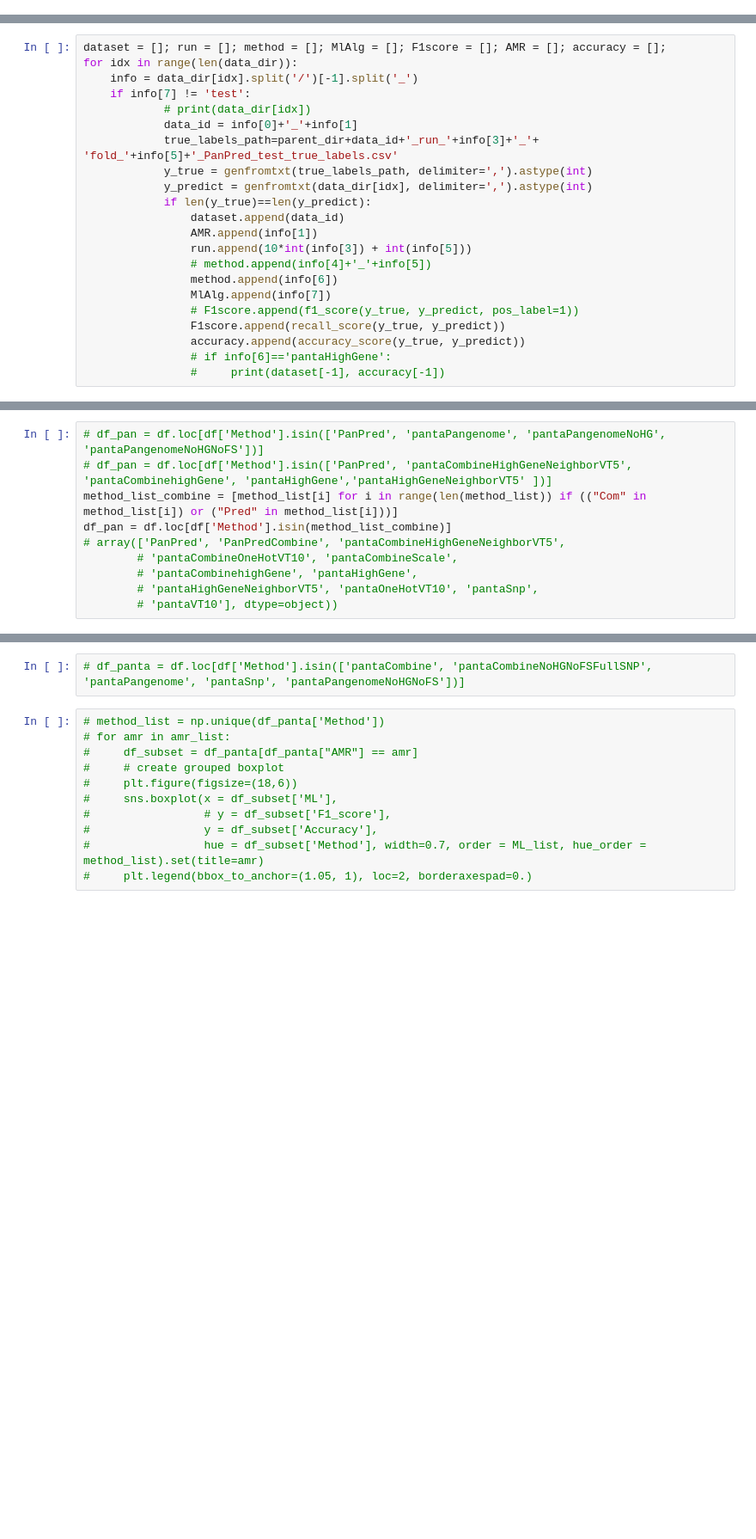
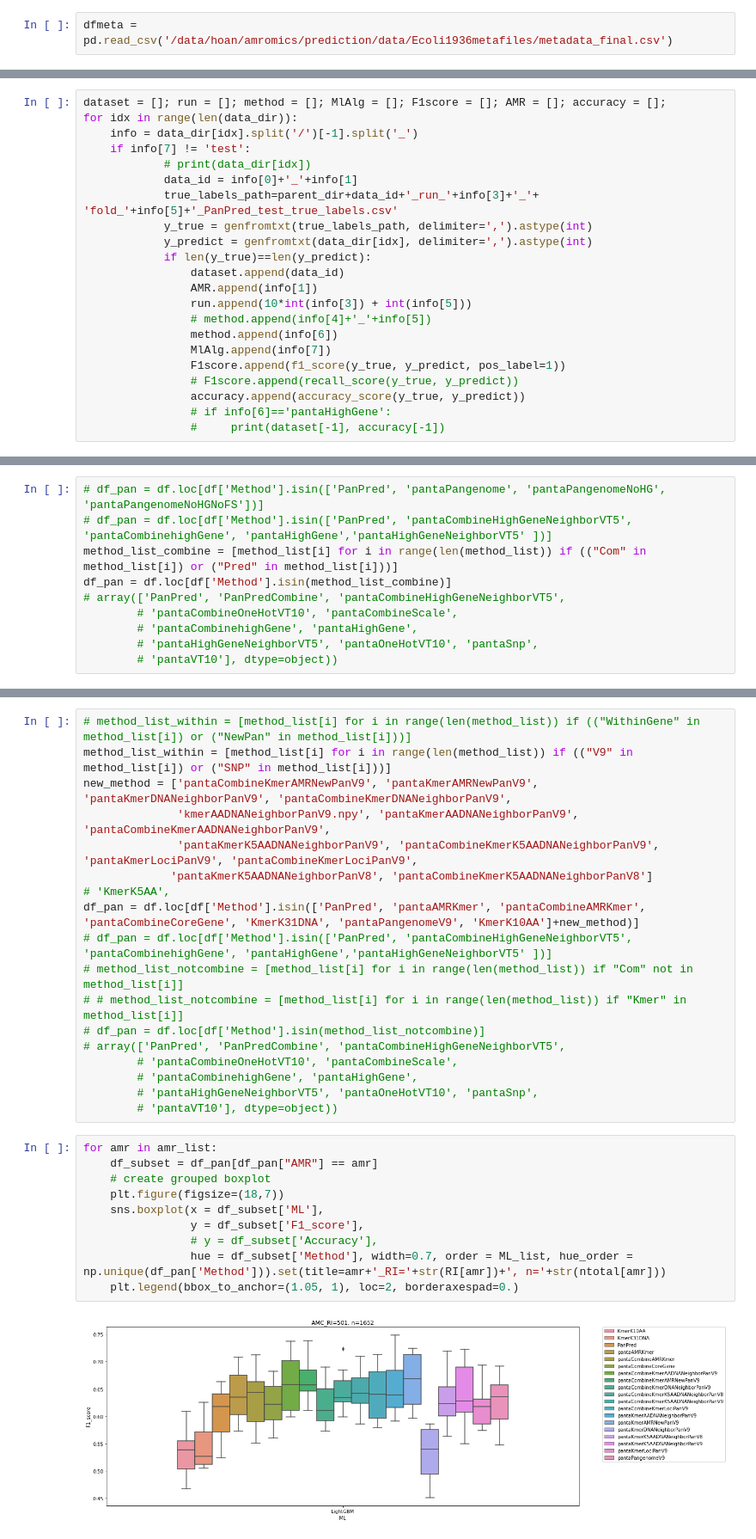
Before and after one commit to vanhoan310/AMRPred, a Jupyter notebook: 5.analysis_v5.ipynb, the cells around one changed output, grey strips where cells are left out. Shown at 86% size. Cells and saved outputs as stored; diff of their text form; blank space fills up the shorter version.

Commit message:
implement Loci

```diff
--- a/5.analysis_v5.ipynb
+++ b/5.analysis_v5.ipynb
@@ -15,0 +17,2 @@ import os
+# %%
+dfmeta = pd.read_csv('/data/hoan/amromics/prediction/data/Ecoli1936metafiles/metadata_final.csv')
@@ -59,8 +71,8 @@ for idx in range(len(data_dir)):
                 # method.append(info[4]+'_'+info[5])
                 method.append(info[6])
                 MlAlg.append(info[7])
-                # F1score.append(f1_score(y_true, y_predict, pos_label=1))
-                F1score.append(recall_score(y_true, y_predict))
+                F1score.append(f1_score(y_true, y_predict, pos_label=1))
+                # F1score.append(recall_score(y_true, y_predict))
                 accuracy.append(accuracy_score(y_true, y_predict))
                 # if info[6]=='pantaHighGene':
                 #     print(dataset[-1], accuracy[-1])
@@ -193,13 +148,30 @@ for amr in amr_list:
 # %%
-# df_panta = df.loc[df['Method'].isin(['pantaCombine', 'pantaCombineNoHGNoFSFullSNP', 'pantaPangenome', 'pantaSnp', 'pantaPangenomeNoHGNoFS'])]
+# method_list_within = [method_list[i] for i in range(len(method_list)) if (("WithinGene" in method_list[i]) or ("NewPan" in method_list[i]))]
+method_list_within = [method_list[i] for i in range(len(method_list)) if (("V9" in method_list[i]) or ("SNP" in method_list[i]))]
+new_method = ['pantaCombineKmerAMRNewPanV9', 'pantaKmerAMRNewPanV9', 'pantaKmerDNANeighborPanV9', 'pantaCombineKmerDNANeighborPanV9',
+              'kmerAADNANeighborPanV9.npy', 'pantaKmerAADNANeighborPanV9', 'pantaCombineKmerAADNANeighborPanV9',
+              'pantaKmerK5AADNANeighborPanV9', 'pantaCombineKmerK5AADNANeighborPanV9', 'pantaKmerLociPanV9', 'pantaCombineKmerLociPanV9',
+             'pantaKmerK5AADNANeighborPanV8', 'pantaCombineKmerK5AADNANeighborPanV8']
+# 'KmerK5AA',
+df_pan = df.loc[df['Method'].isin(['PanPred', 'pantaAMRKmer', 'pantaCombineAMRKmer', 'pantaCombineCoreGene', 'KmerK31DNA', 'pantaPangenomeV9', 'KmerK10AA']+new_method)]
+# df_pan = df.loc[df['Method'].isin(['PanPred', 'pantaCombineHighGeneNeighborVT5', 'pantaCombinehighGene', 'pantaHighGene','pantaHighGeneNeighborVT5' ])]
+# method_list_notcombine = [method_list[i] for i in range(len(method_list)) if "Com" not in method_list[i]]
+# # method_list_notcombine = [method_list[i] for i in range(len(method_list)) if "Kmer" in method_list[i]]
+# df_pan = df.loc[df['Method'].isin(method_list_notcombine)]
+# array(['PanPred', 'PanPredCombine', 'pantaCombineHighGeneNeighborVT5',
+        # 'pantaCombineOneHotVT10', 'pantaCombineScale',
+        # 'pantaCombinehighGene', 'pantaHighGene',
+        # 'pantaHighGeneNeighborVT5', 'pantaOneHotVT10', 'pantaSnp',
+        # 'pantaVT10'], dtype=object))
 # %%
-# method_list = np.unique(df_panta['Method'])
-# for amr in amr_list:
-#     df_subset = df_panta[df_panta["AMR"] == amr]
-#     # create grouped boxplot
-#     plt.figure(figsize=(18,6))
-#     sns.boxplot(x = df_subset['ML'],
-#                 # y = df_subset['F1_score'],
-#                 y = df_subset['Accuracy'],
-#                 hue = df_subset['Method'], width=0.7, order = ML_list, hue_order = method_list).set(title=amr)
-#     plt.legend(bbox_to_anchor=(1.05, 1), loc=2, borderaxespad=0.)
+for amr in amr_list:
+    df_subset = df_pan[df_pan["AMR"] == amr]
+    # create grouped boxplot
+    plt.figure(figsize=(18,7))
+    sns.boxplot(x = df_subset['ML'],
+                y = df_subset['F1_score'],
+                # y = df_subset['Accuracy'],
+                hue = df_subset['Method'], width=0.7, order = ML_list, hue_order = np.unique(df_pan['Method'])).set(title=amr+'_RI='+str(RI[amr])+', n='+str(ntotal[amr]))
+    plt.legend(bbox_to_anchor=(1.05, 1), loc=2, borderaxespad=0.)
+# %% [output]
+[figure, added]
```
Also changed, not shown: parts of 19 cells of this notebook, 20 other files.
